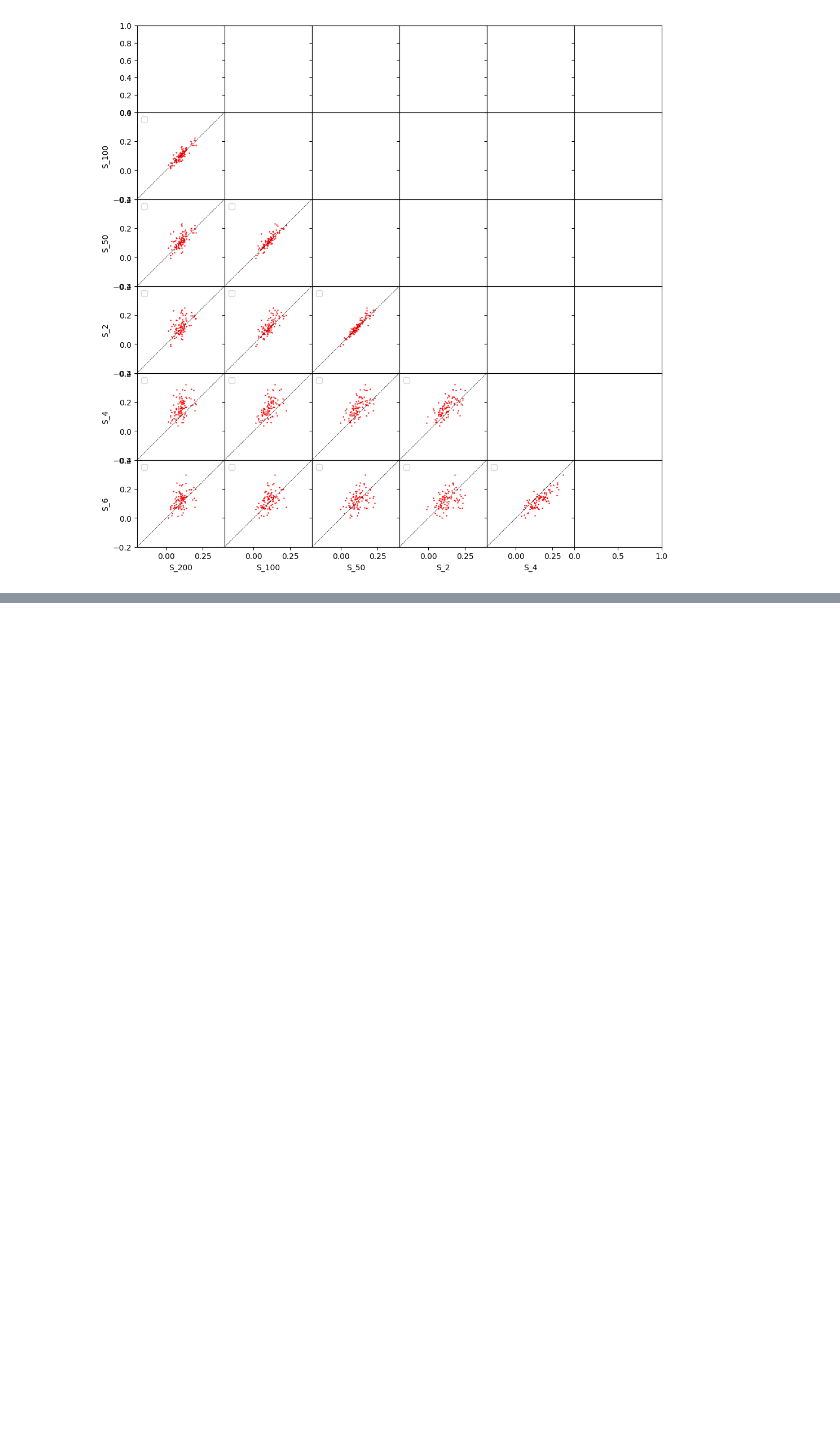
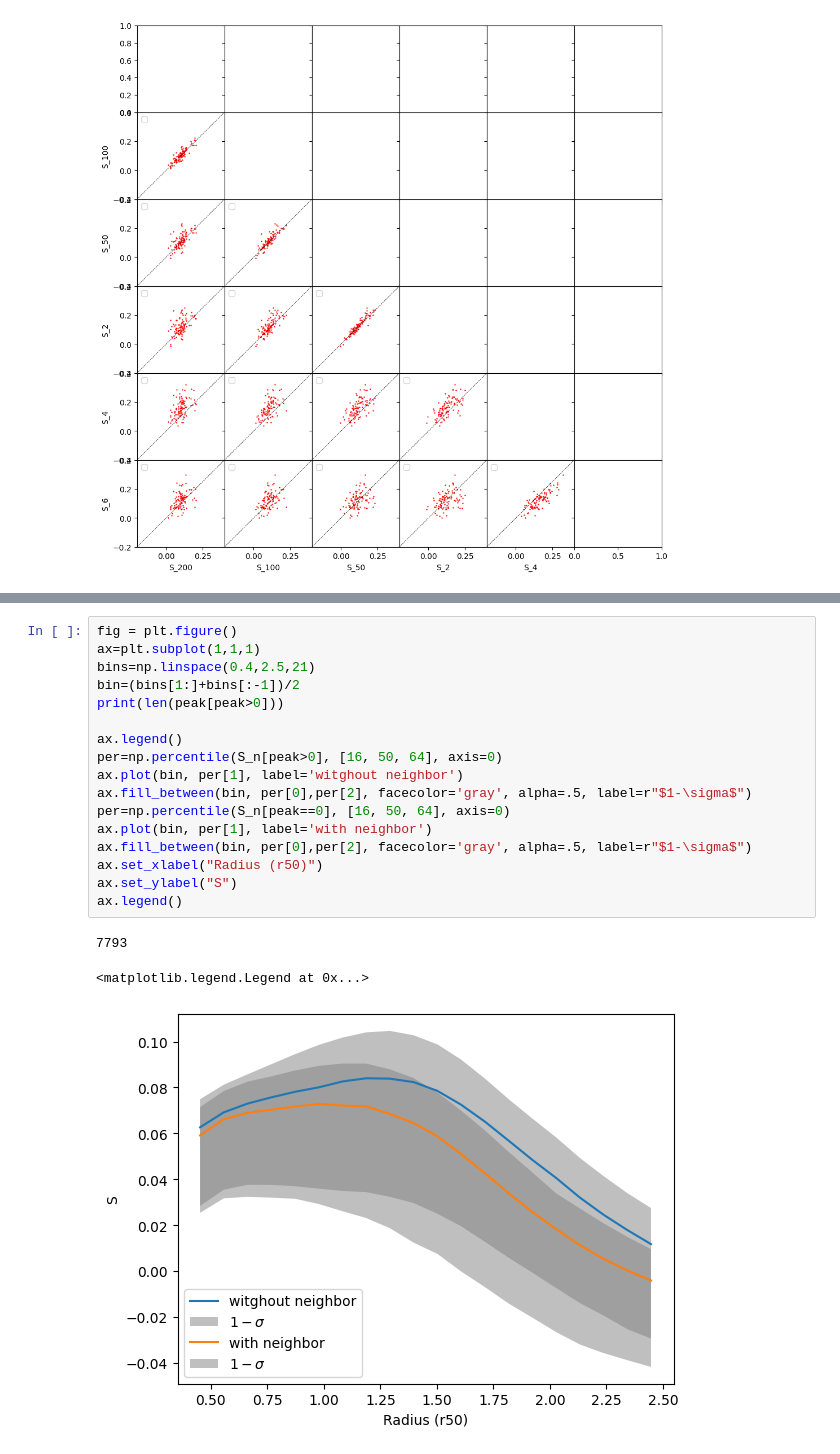
Before and after one commit to yjqqyjq/code, a Jupyter notebook: plot_s.ipynb, the cells around one changed output, grey strips where cells are left out. Saved outputs shown, nothing was run; the diff lists cells and outputs as text; blank space fills up the shorter version.

```diff
--- a/plot_s.ipynb
+++ b/plot_s.ipynb
@@ -308,0 +295,21 @@ Text(0, 0.5, 'S')
+# %%
+fig = plt.figure()
+ax=plt.subplot(1,1,1)
+bins=np.linspace(0.4,2.5,21)
+bin=(bins[1:]+bins[:-1])/2
+print(len(peak[peak>0]))
+
+ax.legend()
+per=np.percentile(S_n[peak>0], [16, 50, 64], axis=0)
+ax.plot(bin, per[1], label='witghout neighbor')
+ax.fill_between(bin, per[0],per[2], facecolor='gray', alpha=.5, label=r"$1-\sigma$")
+per=np.percentile(S_n[peak==0], [16, 50, 64], axis=0)
+ax.plot(bin, per[1], label='with neighbor')
+ax.fill_between(bin, per[0],per[2], facecolor='gray', alpha=.5, label=r"$1-\sigma$")
+ax.set_xlabel("Radius (r50)")
+ax.set_ylabel("S")
+ax.legend()
+# %% [output]
+7793
+<matplotlib.legend.Legend at 0x...>
+[figure, added]
```
Also changed, not shown: parts of 9 cells of this notebook, 9 other files.
